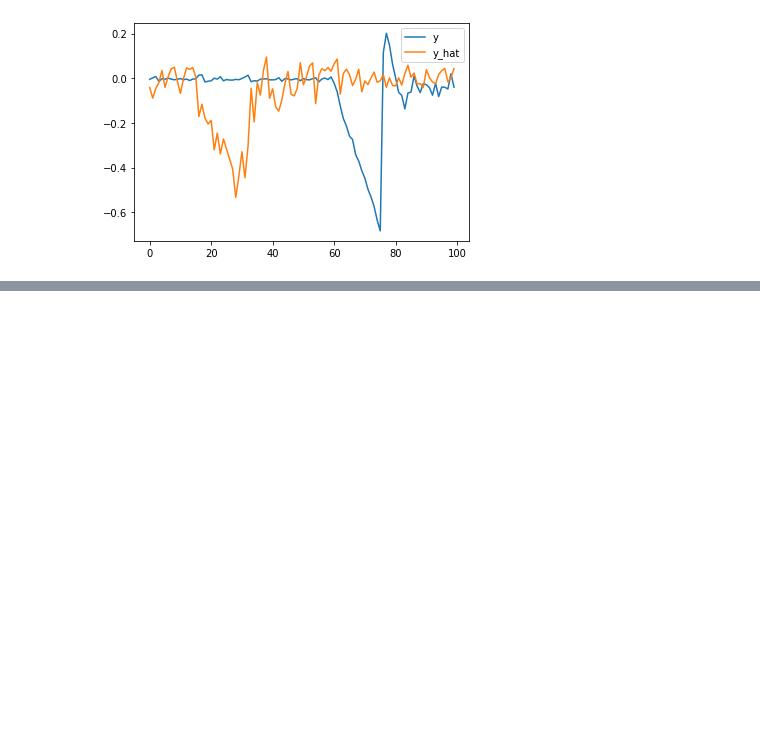
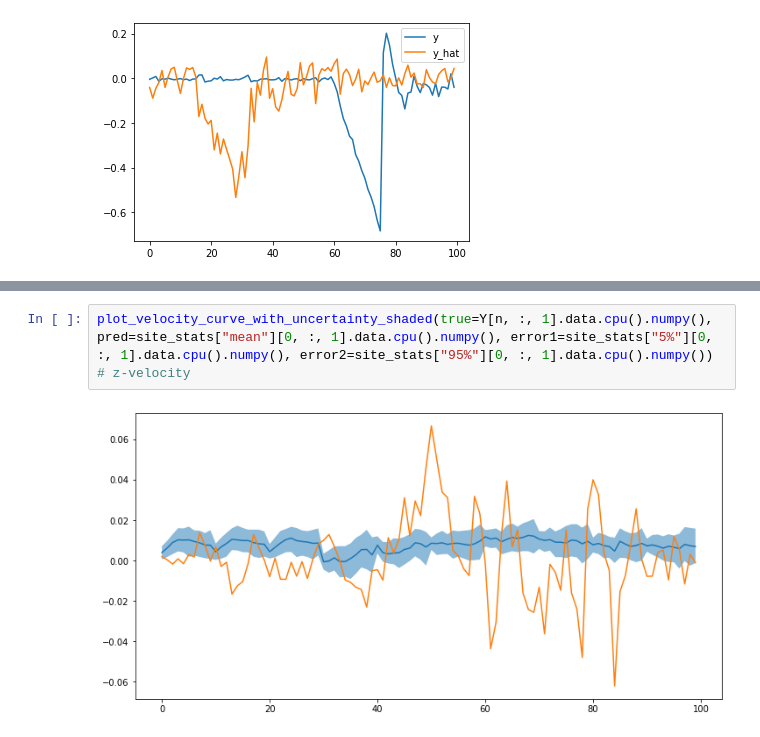
Before and after one commit to rjk2147/Dynamics-Model-Search, a Jupyter notebook: dynamics/src/train_bayesian_rnn_different_hyperparameters.ipynb, the cells around one changed output, grey strips where cells are left out. Drawn from its saved outputs; the diff is of its cells as text; blank space fills up the shorter version.

```diff
--- a/dynamics/src/train_bayesian_rnn_different_hyperparameters.ipynb
+++ b/dynamics/src/train_bayesian_rnn_different_hyperparameters.ipynb
@@ -173,0 +223,4 @@ plot_velocity_curve(true=Y[n, :, 2].data.cpu().numpy(), pred=Y_hat[0, :, 2]) # z
+# %%
+plot_velocity_curve_with_uncertainty_shaded(true=Y[n, :, 1].data.cpu().numpy(), pred=site_stats["mean"][0, :, 1].data.cpu().numpy(), error1=site_stats["5%"][0, :, 1].data.cpu().numpy(), error2=site_stats["95%"][0, :, 1].data.cpu().numpy()) # z-velocity
+# %% [output]
+[figure, added]
```
Also changed, not shown: parts of 39 cells of this notebook, 8 other files.
